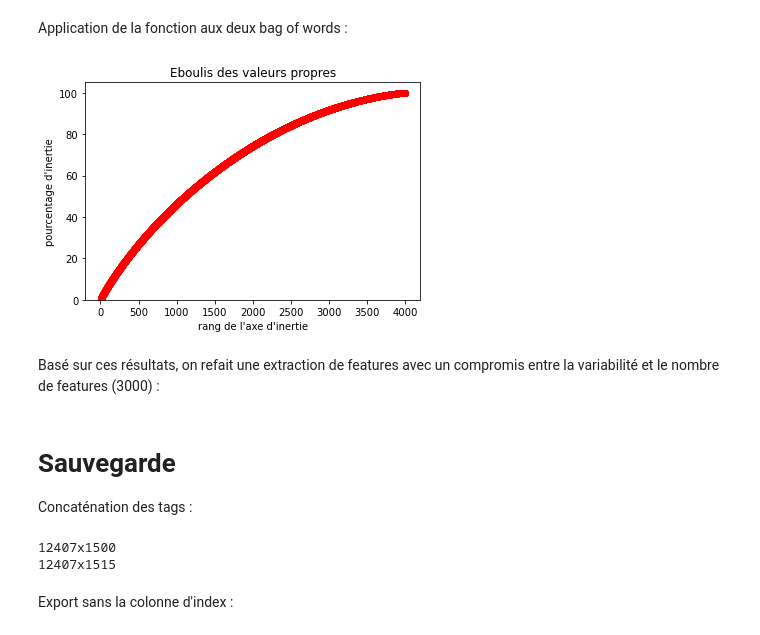
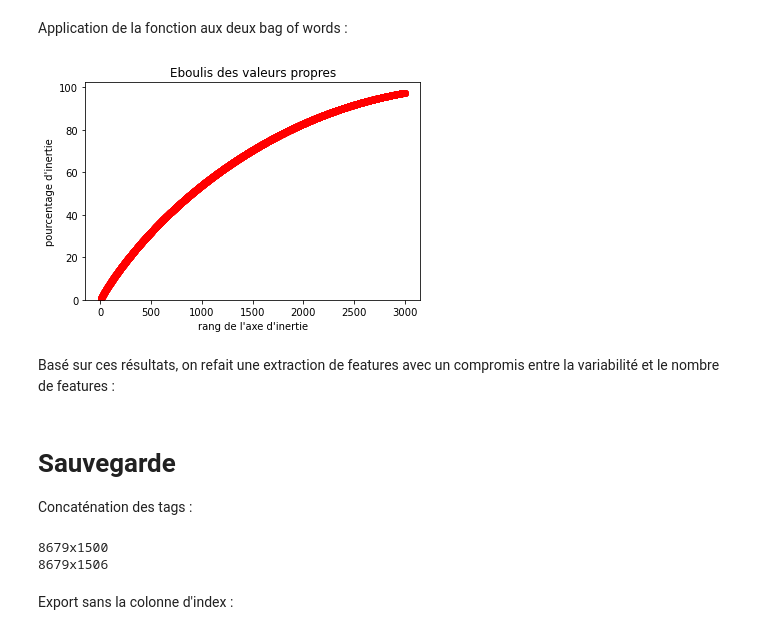
Before and after one commit to KenoKanawa/OpenClassroomsProjects, a Jupyter notebook: mainImportData.ipynb, the cells around one changed output. Saved outputs shown, nothing was run; the diff lists cells and outputs as text; code cells hidden in the pictures.

```diff
--- a/mainImportData.ipynb
+++ b/mainImportData.ipynb
@@ -148,7 +148,7 @@ Maintenant que nous avons les tags sous forme de liste pour chaque ligne, nous d
 
 Seuil du nombre d'apparitions d'un tag pour qu'il soit retenu :
 # %%
-SEUIL_TAGS = 400
+SEUIL_TAGS = 900
 # %% [markdown]
 Application du tri :
 # %%
@@ -286,8 +295,10 @@ nltk.download('omw-1.4')"""
 from nltk.corpus import words
 dictionnaire = words.words()
 
-# Ajout des mots relatifs à l'informatique
+# Ajout de quelques mots relatifs à l'informatique et à nots tags
 dictionnaire = dictionnaire + dictionnaireInfo
+dictionnaire = list(set(dictionnaire))
+dictionnaire.sort()
 
 import gensim
 from gensim.parsing.preprocessing import STOPWORDS as stopwords
@@ -338,7 +349,8 @@ def motsCorrects(text):
     # Tokenisation du texte
     text = nltk.word_tokenize(text)
     # On garde uniquement les mots du dictionnaire
-    text = list(set(text) & set(dictionnaire))
+    # text = list(set(text) & set(dictionnaire))
+    text = [value for value in text if value in dictionnaire]
     # Regroupement du textes
     text = " ".join(text)
     return text
@@ -644,14 +656,14 @@ def affichageEboulis(n_comp, data):
 Application de la fonction aux deux bag of words :
 # %%
 # Nombre de composantes principales
-n_comp = 4000
+n_comp = 3000
 
 # Application de la fonction
 affichageEboulis(n_comp, dataTF)
 # %% [output]
-[figure, old version]
+[figure, new version]
 # %% [markdown]
-Basé sur ces résultats, on refait une extraction de features avec un compromis entre la variabilité et le nombre de features (3000) :
+Basé sur ces résultats, on refait une extraction de features avec un compromis entre la variabilité et le nombre de features :
 # %%
 dataTF = extractTFIDF(corpus_LIGNES, SEUIL_MIN, SEUIL_MAX, 1500)
 # %% [markdown]
@@ -664,8 +676,8 @@ dataTFTags = pd.concat([dataTF, dataTags], axis=1)
 print(f'{dataTF.shape[0]}x{dataTF.shape[1]}')
 print(f'{dataTFTags.shape[0]}x{dataTFTags.shape[1]}')
 # %% [output]
-12407x1500
-12407x1515
+8679x1500
+8679x1506
 # %% [markdown]
 Export sans la colonne d'index :
 # %%
```
Also changed, not shown: parts of 14 cells of this notebook, 6 other files.
